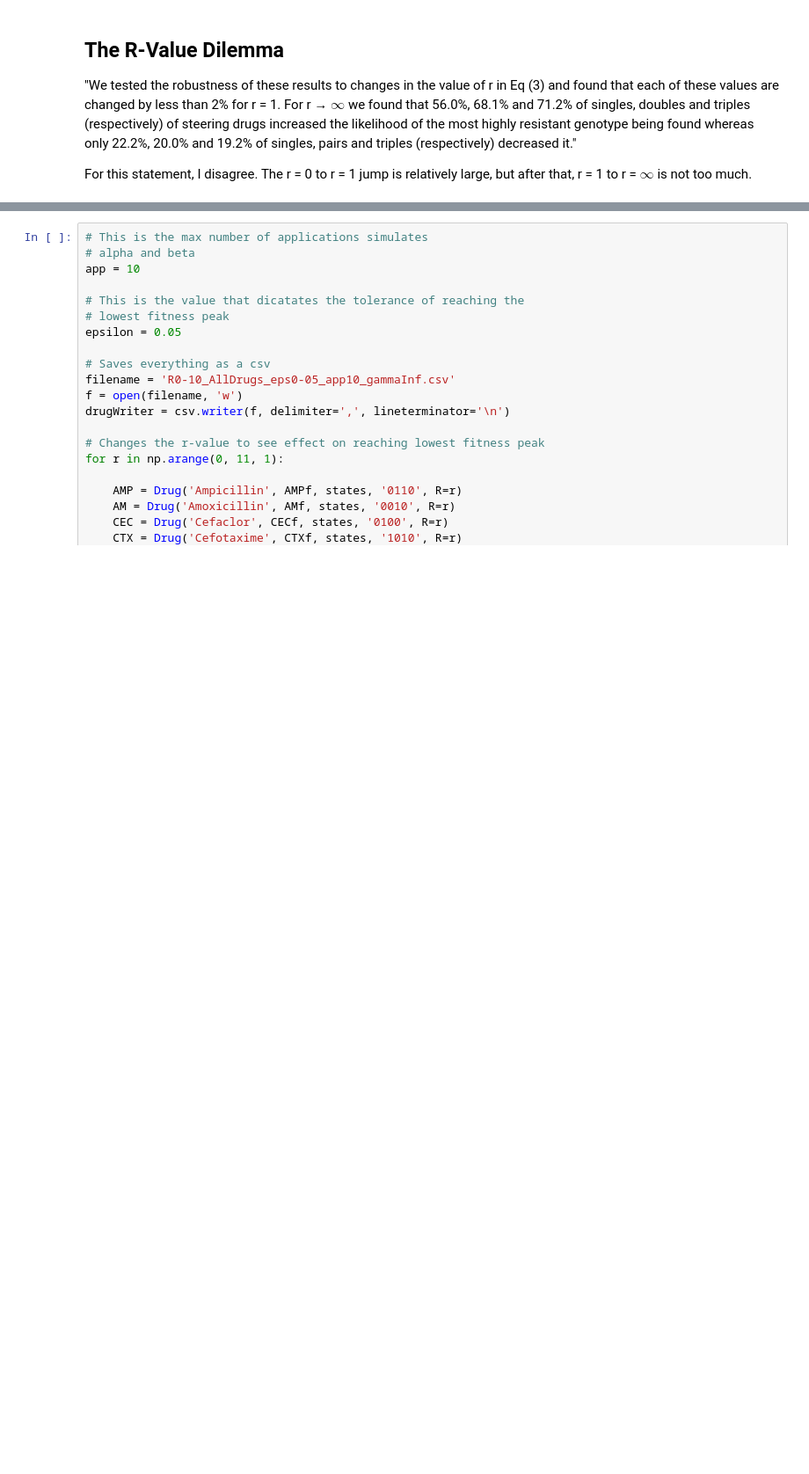
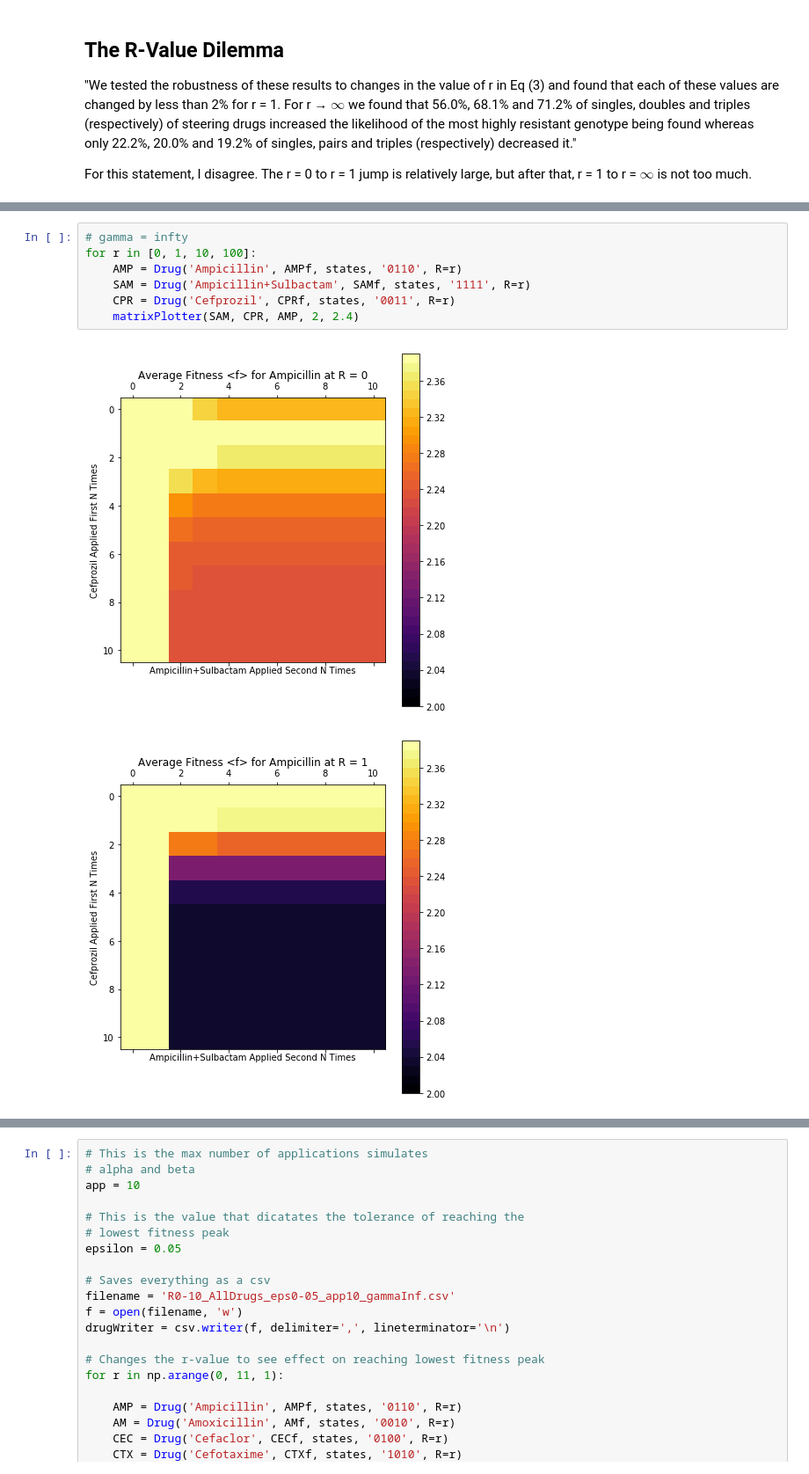
Before and after one commit to MichaelDouglass/drugAsymmetry, a Jupyter notebook: Current Story - Oct 2018.ipynb, the cells around one changed output, grey strips where cells are left out. Shown: that part at 88% size. Saved outputs shown, nothing was run; the diff lists cells and outputs as text; blank space fills up the shorter version.

```diff
--- a/Current Story - Oct 2018.ipynb
+++ b/Current Story - Oct 2018.ipynb
@@ -468,0 +479,10 @@ For this statement, I disagree. The r = 0 to r = 1 jump is relatively large, but
+# %%
+# gamma = infty
+for r in [0, 1, 10, 100]:
+    AMP = Drug('Ampicillin', AMPf, states, '0110', R=r)
+    SAM = Drug('Ampicillin+Sulbactam', SAMf, states, '1111', R=r)
+    CPR = Drug('Cefprozil', CPRf, states, '0011', R=r)
+    matrixPlotter(SAM, CPR, AMP, 2, 2.4)
+# %% [output]
+[figure, added]
+[figure, added]
```
Also changed, not shown: parts of 5 cells of this notebook, 1 other file.
